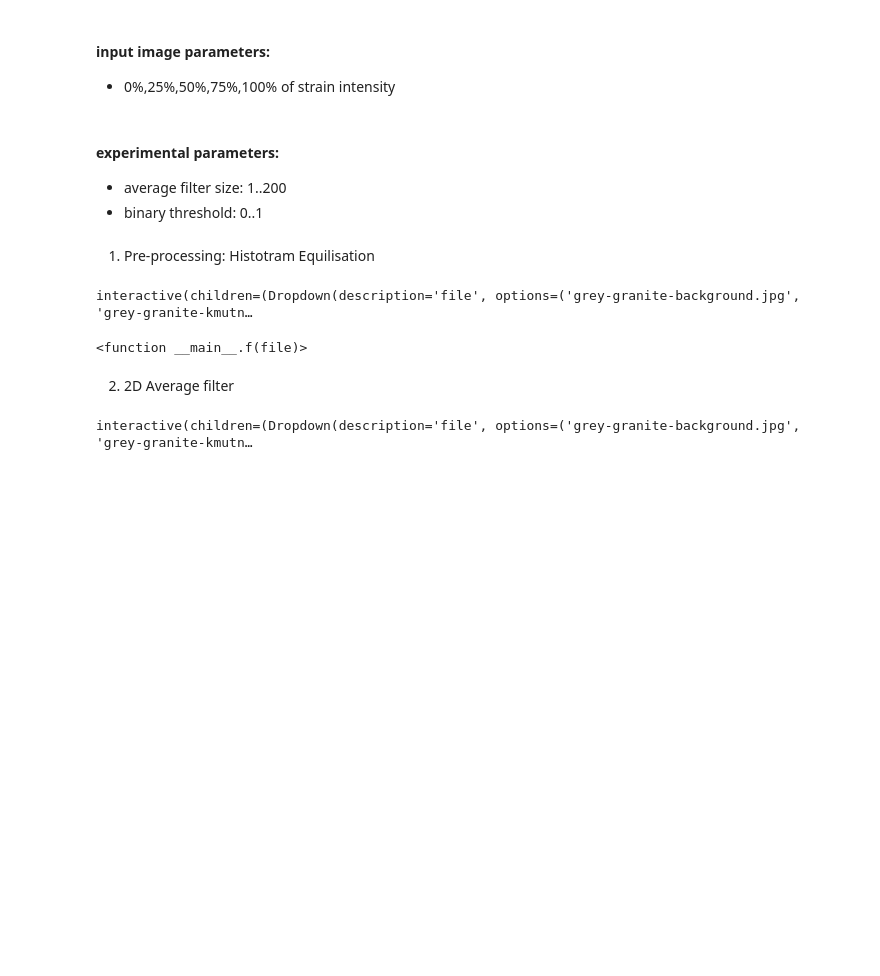
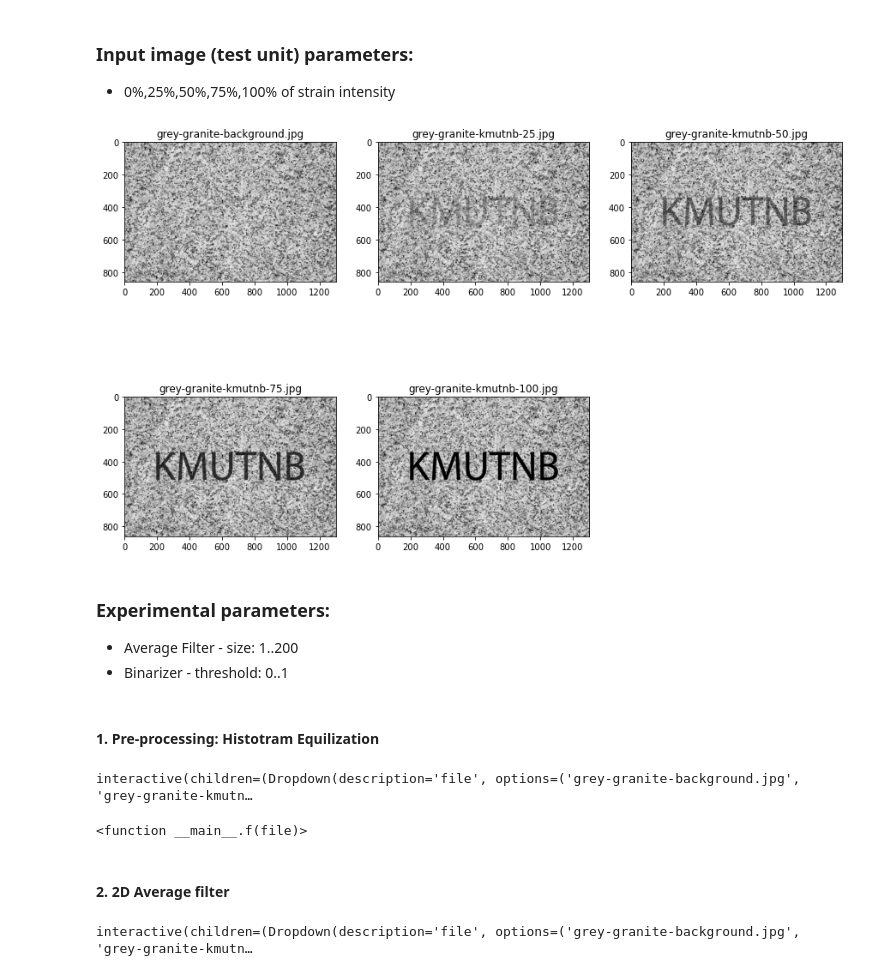
Before and after one commit to ruslylove/conda, a Jupyter notebook: stone_test.ipynb, the cells around one changed output. Saved outputs shown, nothing was run; the diff lists cells and outputs as text; code cells hidden in the pictures; blank space fills up the shorter version.

Commit message:
add diagram

```diff
--- a/stone_test.ipynb
+++ b/stone_test.ipynb
@@ -8,4 +8,4 @@ import cv2
 import numpy as np
 from matplotlib import pyplot as plt
 
-plt.rcParams["figure.figsize"] = (20,10)
+plt.rcParams["figure.figsize"] = (15,10)
@@ -20,10 +19,17 @@ IPython.OutputArea.auto_scroll_threshold = 9999;
 # %% [markdown]
-#### input image parameters:
+### Input image (test unit)  parameters:
 - 0%,25%,50%,75%,100% of strain intensity
+# %%
+file_name = ['grey-granite-background.jpg', 'grey-granite-kmutnb-25.jpg', 'grey-granite-kmutnb-50.jpg', 'grey-granite-kmutnb-75.jpg', 'grey-granite-kmutnb-100.jpg']
+
+for i in range(5):
+    plt.subplot(2,3,i+1),plt.imshow(cv2.imread(file_name[i],2),cmap='gray'),plt.title(file_name[i])
+# %% [output]
+[figure, added]
 # %% [markdown]
-####  experimental parameters:
-- average filter size: 1..200
-- binary threshold: 0..1
+###  Experimental parameters:
+- Average Filter - size: 1..200
+- Binarizer - threshold: 0..1
 # %% [markdown]
-1. Pre-processing: Histotram Equilisation
+#### 1. Pre-processing: Histotram Equilization
 # %%
@@ -41,5 +46,5 @@ interact(f, file=file_name)
 interactive(children=(Dropdown(description='file', options=('grey-granite-background.jpg', 'grey-granite-kmutn…
 <function __main__.f(file)>
 # %% [markdown]
-2. 2D Average filter
+#### 2. 2D Average filter
 # %%
```
Also changed, not shown: parts of 7 cells of this notebook, 2 other files.
